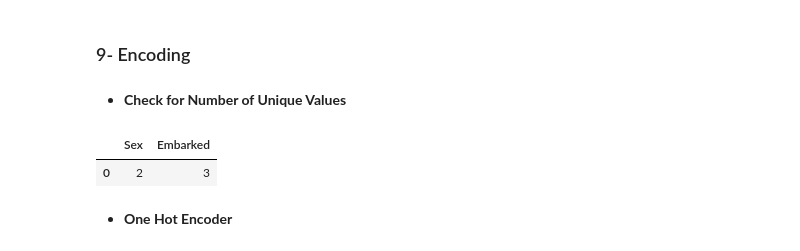
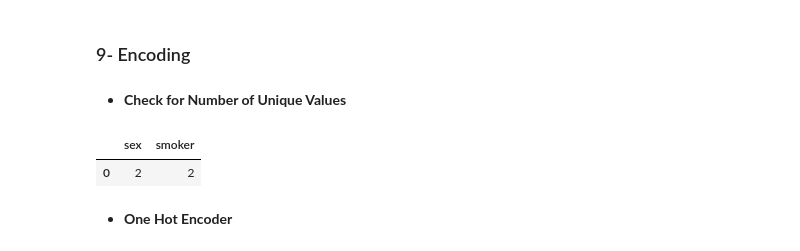
Before and after one commit to Tasneem-Sherif/ai-project, a Jupyter notebook: mohamed_Mohamed_Nageeb/insurance.ipynb, the cells around one changed output. Saved outputs shown, nothing was run; the diff lists cells and outputs as text; code cells hidden in the pictures.

```diff
--- a/mohamed_Mohamed_Nageeb/insurance.ipynb
+++ b/mohamed_Mohamed_Nageeb/insurance.ipynb
@@ -333,8 +333,8 @@ np.int64(0)
 # %% [markdown]
 ### 7- Data Splitting
 # %%
-X = df.drop("smoker", axis=1)
-y = df[["smoker"]]
+X = df.drop("charges", axis=1)
+y = df[["charges"]]
 # %% [markdown]
 ### 8- Normalization
 # %%
@@ -352,10 +368,10 @@ ModuleNotFoundError: No module named 'sklearn'
 # %% [markdown]
 - **Check for Number of Unique Values**
 # %%
-str_cols = ["Sex", "Embarked"]
+str_cols = ["sex", "smoker"]
 pd.DataFrame(X[str_cols].nunique()).T
 # %% [output]
-|  | Sex | Embarked |
-| 0 | 2 | 3 |
+|  | sex | smoker |
+| 0 | 2 | 2 |
 # %% [markdown]
 - **One Hot Encoder**
```
Also changed, not shown: parts of 3 cells of this notebook.
